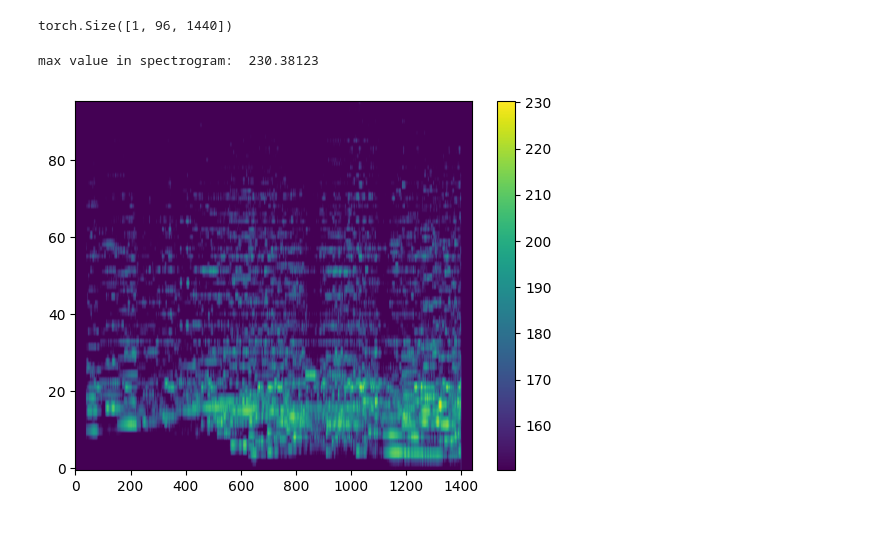
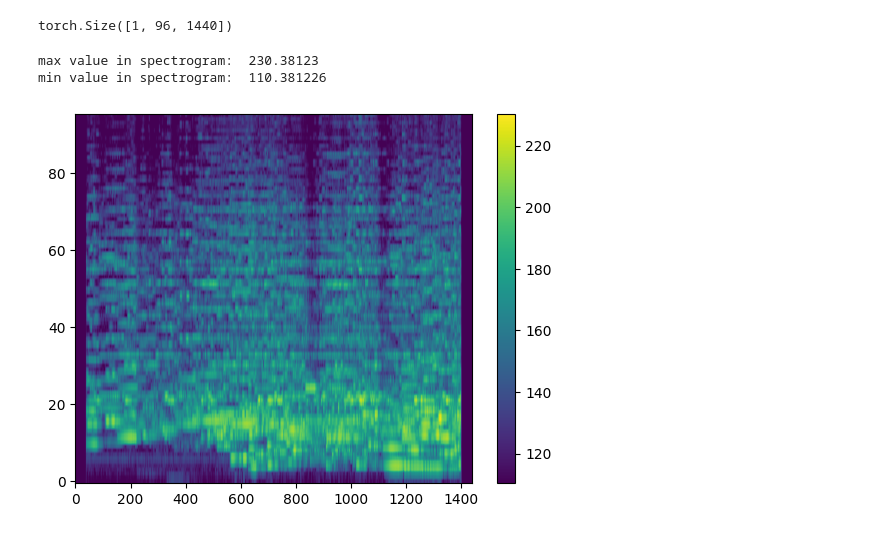
Before and after one commit to alexelwood14/adl-coursework, a Jupyter notebook: src/utils/spectrogram.ipynb, the cells around one changed output. Cells and saved outputs as stored; diff of their text form; code cells hidden in the pictures.

```diff
--- a/src/utils/spectrogram.ipynb
+++ b/src/utils/spectrogram.ipynb
@@ -45,18 +32,21 @@ def plot_waveform(waveform, sr, title="Waveform", ax=None):
 # %%
 max_value = np.max(spectrogram_db.numpy())
+min_value = np.min(spectrogram_db.numpy())
 print("max value in spectrogram: ", max_value)
+print("min value in spectrogram: ", min_value)
 # %% [output]
 max value in spectrogram:  230.38123
+min value in spectrogram:  110.381226
 # %%
 # Plot and save the mel spectrogram
 plt.figure()
-plt.imshow(spectrogram_db[0], aspect='auto', origin='lower')
+plt.imshow(spectrogram_db[0], cmap="viridis", aspect='auto', origin='lower')
 plt.colorbar()
 
 # Save the spectrogram to an image file
 # plt.savefig('mel_spectrogram.png')
 
 # Display the plot
 plt.show()
 # %% [output]
-[figure, old version]
+[figure, new version]
```
Also changed, not shown: parts of 1 cell of this notebook, 1 other file.
